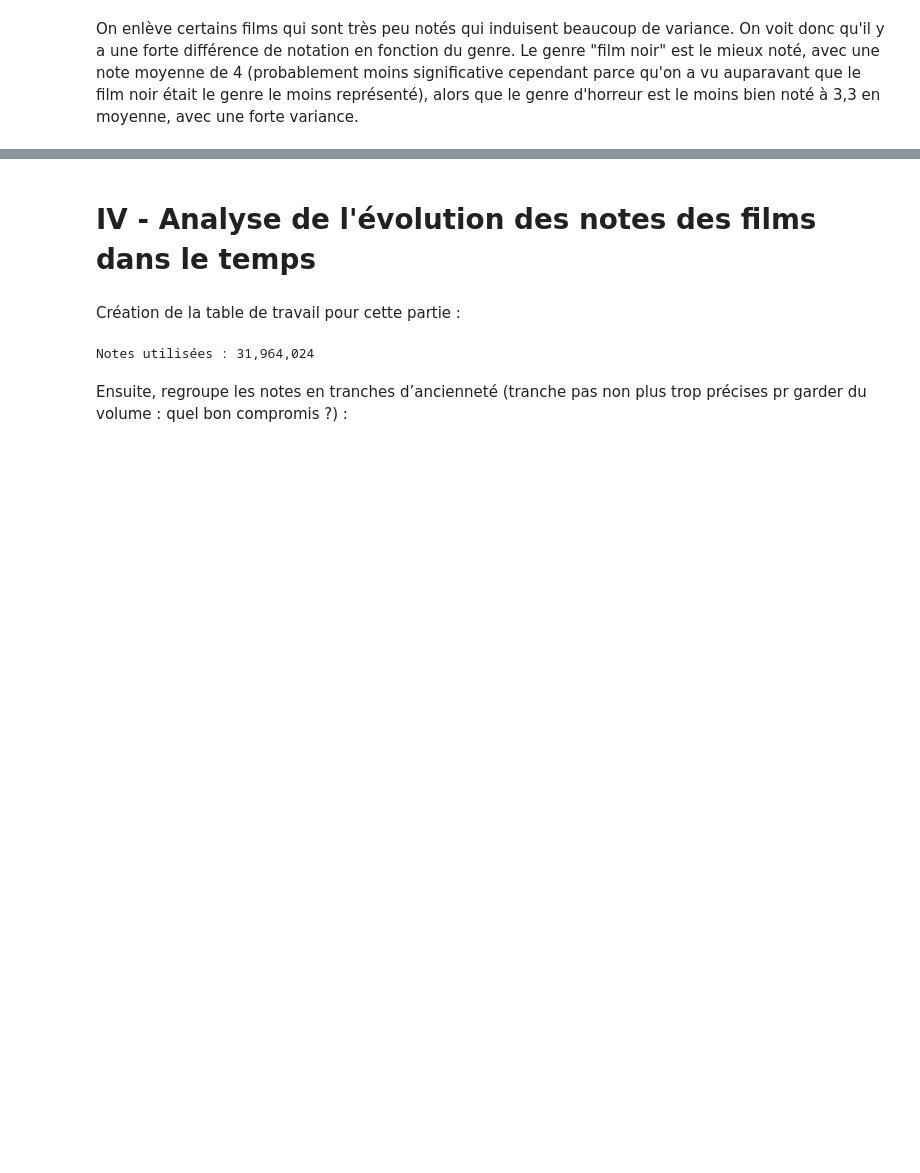
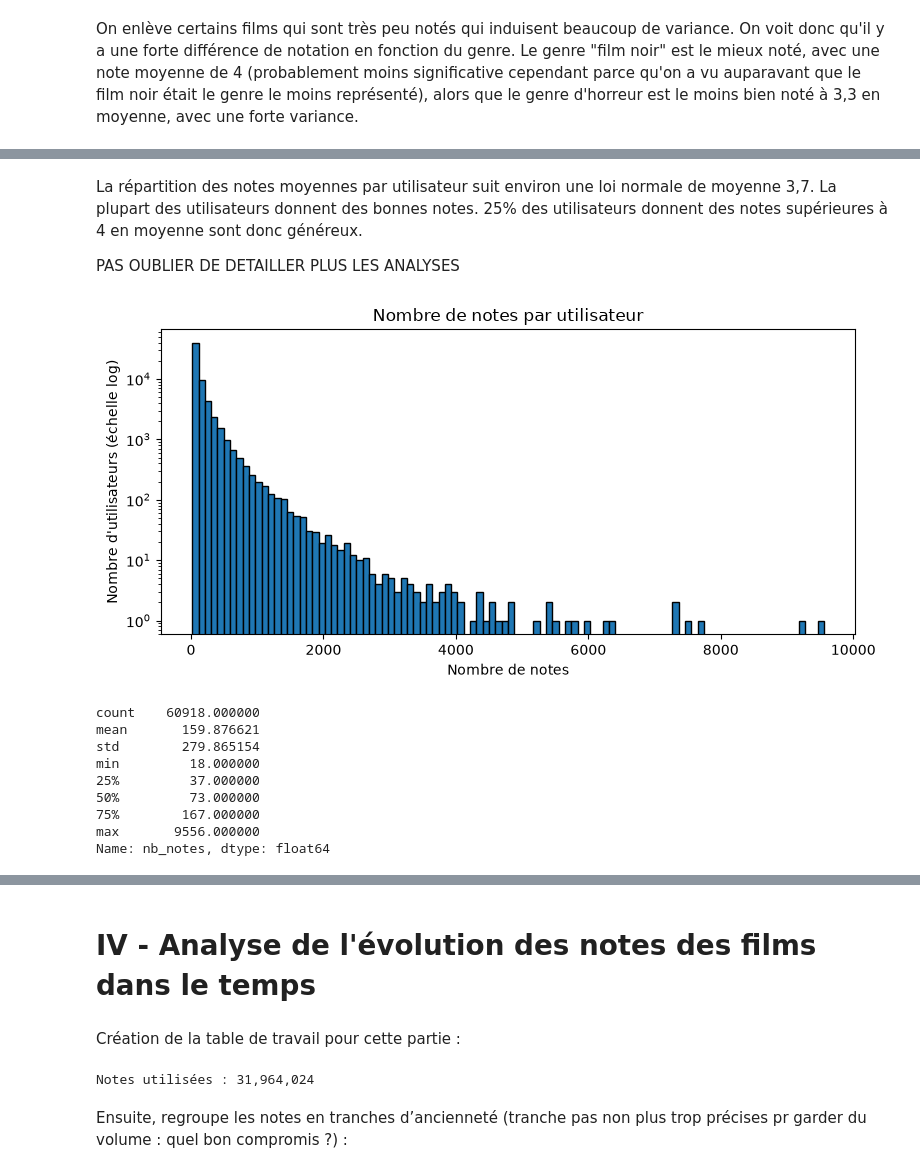
Before and after one commit to gcourtadon/ensae_pythondatascience_films, a Jupyter notebook: extraire_movielens.ipynb, the cells around one changed output, grey strips where cells are left out. Cells and saved outputs as stored; diff of their text form; code cells hidden in the pictures; blank space fills up the shorter version.

```diff
--- a/extraire_movielens.ipynb
+++ b/extraire_movielens.ipynb
@@ -434,0 +492,26 @@ On enlève certains films qui sont très peu notés qui induisent beaucoup de va
+# %% [markdown]
+La répartition des notes moyennes par utilisateur suit environ une loi normale de moyenne 3,7. La plupart des utilisateurs donnent des bonnes notes. 25% des utilisateurs donnent des notes supérieures à 4 en moyenne sont donc généreux.
+
+PAS OUBLIER DE DETAILLER PLUS LES ANALYSES
+# %%
+fig, ax = plt.subplots(figsize=(8, 4))
+stats_users["nb_notes"].plot(kind="hist", bins=100, ax=ax, edgecolor="black")
+ax.set_yscale("log")  # quelques gros utilisateurs écrasent le reste
+ax.set_title("Nombre de notes par utilisateur")
+ax.set_xlabel("Nombre de notes")
+ax.set_ylabel("Nombre d'utilisateurs (échelle log)")
+plt.tight_layout()
+plt.show()
+
+stats_users["nb_notes"].describe()
+# %% [output]
+[figure, added]
+count    60918.000000
+mean       159.876621
+std        279.865154
+min         18.000000
+25%         37.000000
+50%         73.000000
+75%        167.000000
+max       9556.000000
+Name: nb_notes, dtype: float64
```
Also changed, not shown: parts of 16 cells of this notebook.
